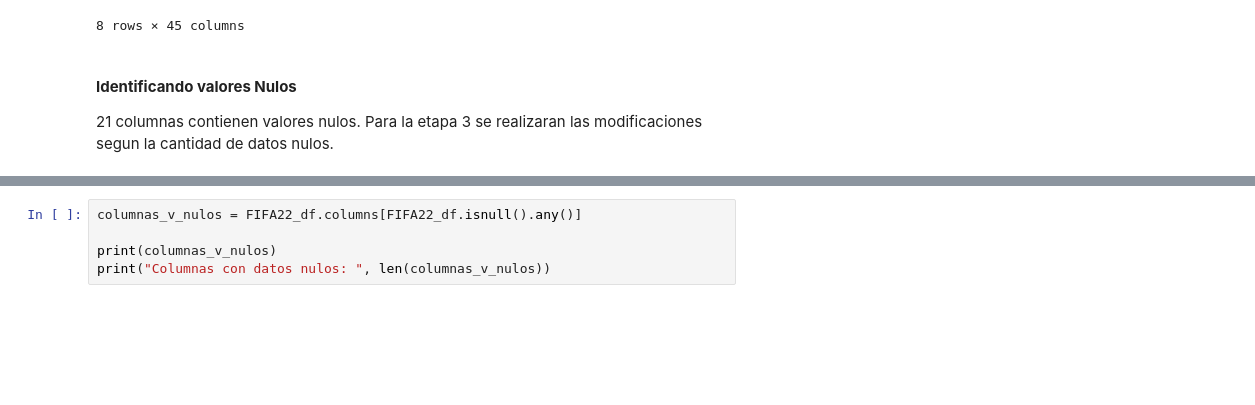
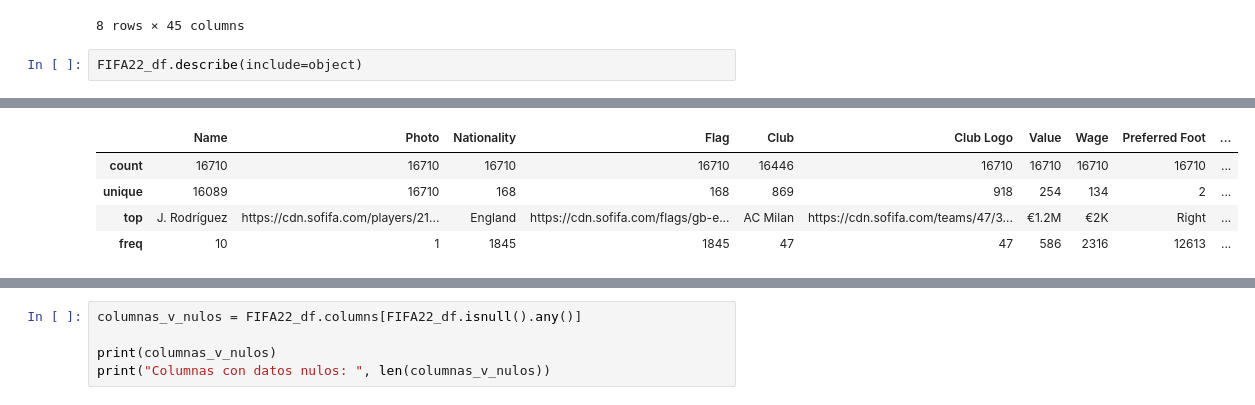
Before and after one commit to BrandonLCC/FIFA_ML_Kedro, a Jupyter notebook: machine-learning-project/notebooks/2_Data_Understanding.ipynb, the cells around one changed output, grey strips where cells are left out. Cells and saved outputs as stored; diff of their text form; blank space fills up the shorter version.

```diff
--- a/machine-learning-project/notebooks/2_Data_Understanding.ipynb
+++ b/machine-learning-project/notebooks/2_Data_Understanding.ipynb
@@ -127,6 +111,6 @@ FIFA22_df.describe()
 | 75% | 245368.750000 | 29.000000 | 72.000000 | 76.000000 | 1826.000000 | 1.000000 | 3.000000 | 3.000000 | ... |
 | max | 264704.000000 | 54.000000 | 93.000000 | 95.000000 | 2341.000000 | 5.000000 | 5.000000 | 5.000000 | ... |
 8 rows × 45 columns
-# %% [markdown]
-#### **Identificando valores Nulos**
-21 columnas contienen valores nulos. Para la etapa 3 se realizaran las modificaciones segun la cantidad de datos nulos.
+# %%
+FIFA22_df.describe(include=object)
+# %% [output]
@@ -132,0 +118,5 @@ FIFA22_df.describe()
+|  | Name | Photo | Nationality | Flag | Club | Club Logo | Value | Wage | Preferred Foot | ... |
+| count | 16710 | 16710 | 16710 | 16710 | 16446 | 16710 | 16710 | 16710 | 16710 | ... |
+| unique | 16089 | 16710 | 168 | 168 | 869 | 918 | 254 | 134 | 2 | ... |
+| top | J. Rodríguez | https://cdn.sofifa.com/players/21... | England | https://cdn.sofifa.com/flags/gb-e... | AC Milan | https://cdn.sofifa.com/teams/47/3... | €1.2M | €2K | Right | ... |
+| freq | 10 | 1 | 1845 | 1845 | 47 | 47 | 586 | 2316 | 12613 | ... |
```
Also changed, not shown: parts of 26 cells of this notebook, 1 other file.
